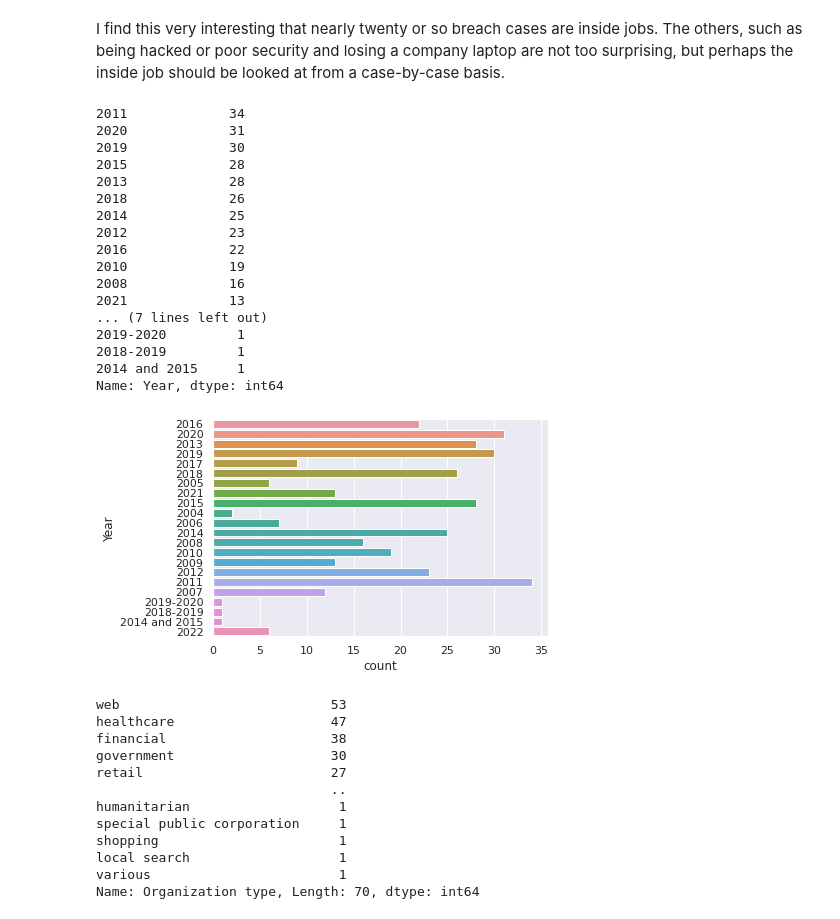
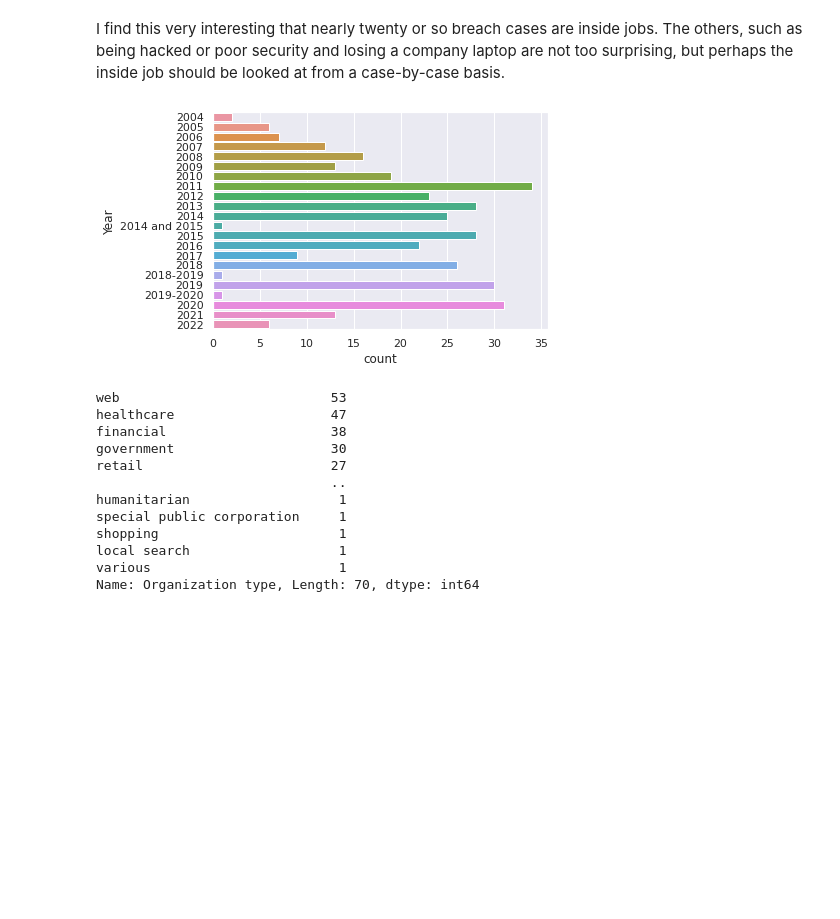
Before and after one commit to mttwdevelops/Python-Practice, a Jupyter notebook: Data_Breach_Analysis/db_analysis.ipynb, the cells around one changed output. Saved outputs shown, nothing was run; the diff lists cells and outputs as text; code cells hidden in the pictures; blank space fills up the shorter version.

```diff
--- a/Data_Breach_Analysis/db_analysis.ipynb
+++ b/Data_Breach_Analysis/db_analysis.ipynb
@@ -82,35 +83,10 @@ I find this very interesting that nearly twenty or so breach cases are inside jo
 # %%
 # Year
 df["Year"].unique()
-# This may or may not work, don't know don't care
-# for i in range(0, len(pd.unique(df["Year"]))):
-#     try:
-#         pd.to_numeric(df.Year[i])
-#     except:
-#         continue
-# df = pd.to_numeric(df_str.Year)
-# df.sort_values("Year")
+df["Year"] = natsorted(df["Year"])
 ax = sns.countplot(y="Year", data = df)
-df["Year"].value_counts()
 # %% [output]
-2011             34
-2020             31
-2019             30
-2015             28
-2013             28
-2018             26
-2014             25
-2012             23
-2016             22
-2010             19
-2008             16
-2021             13
-... (7 lines left out)
-2019-2020         1
-2018-2019         1
-2014 and 2015     1
-Name: Year, dtype: int64
-[figure, old version]
+[figure, new version]
 # %%
 # Organization type
 df["Organization type"].unique()
```
Also changed, not shown: parts of 10 cells of this notebook, 1 other file.
